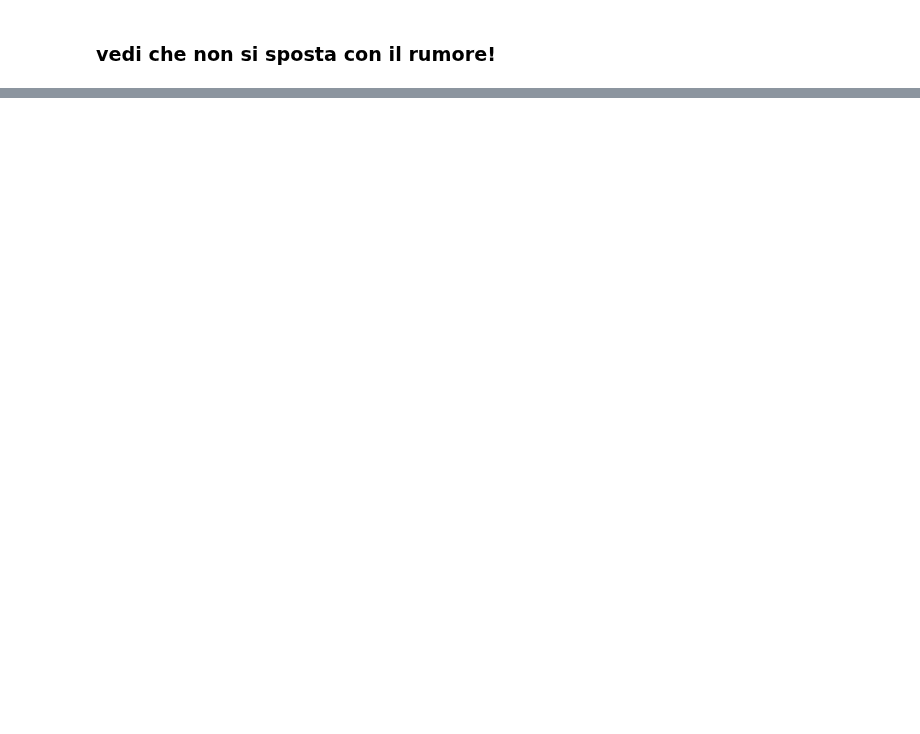
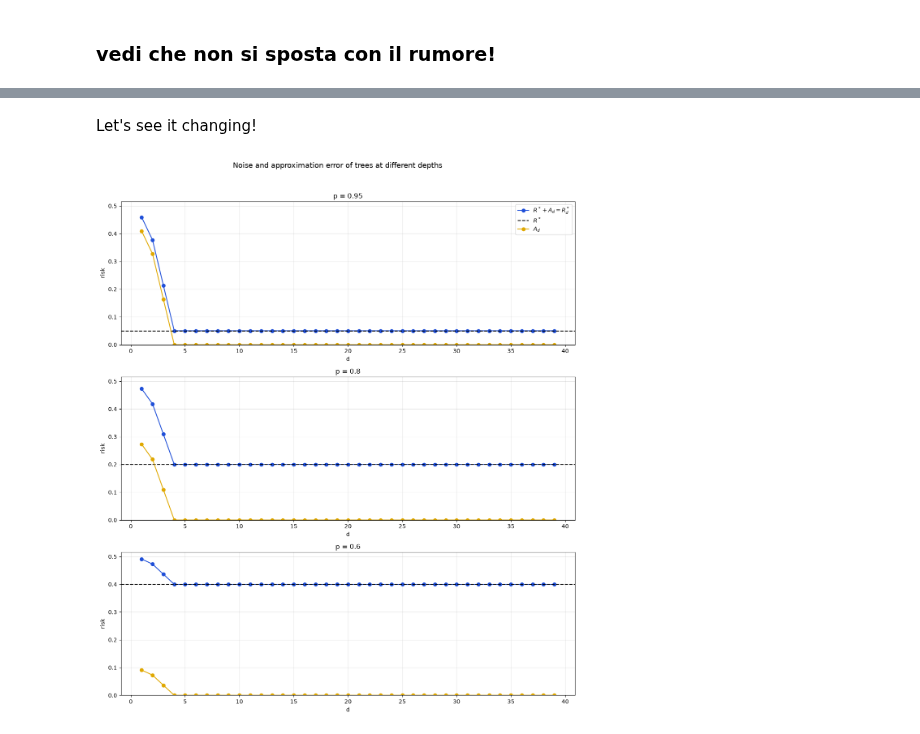
Before and after one commit to matildedol/tesi, a Jupyter notebook: source/rifaresperimenti.ipynb, the cells around one changed output, grey strips where cells are left out. Saved outputs shown, nothing was run; the diff lists cells and outputs as text; code cells hidden in the pictures; blank space fills up the shorter version.

```diff
--- a/source/rifaresperimenti.ipynb
+++ b/source/rifaresperimenti.ipynb
@@ -106,0 +177,29 @@ We plot
+# %% [markdown]
+Let's see it changing!
+# %%
+# noises
+my_noise_pars = [0.95, 0.8, 0.6]
+
+# R^*_d for each noise level, to reuse in the bounds below
+R_star_d_by_p = {}
+
+fig, axs = plt.subplots(3, 1, figsize=(12, 14), sharey=True)
+fig.suptitle('Noise and approximation error of trees at different depths', fontsize=13)
+
+for ax, my_noise_par in zip(axs, my_noise_pars):
+    my_R_star_d = dp_R_star_d(mysine, depths, N = supp_size, p = my_noise_par)
+    my_R_star = 1-my_noise_par
+    R_star_d_by_p[my_noise_par] = my_R_star_d
+
+    plot_noise_approxerr(ax, depths, my_R_star_d, my_R_star)
+    ax.set_title(f'p = {my_noise_par}')
+    if ax is not axs[0]:
+        ax.get_legend().remove()
+
+# shared y axis: fix the top by hand, set_ylim(bottom=0) freezes it on the first panel
+axs[0].set_ylim(0, 1.05 * max(r.max() for r in R_star_d_by_p.values()))
+
+plt.tight_layout(rect=[0, 0, 1, 0.96])
+plt.show()
+# %% [output]
+[figure, added]
```
Also changed, not shown: parts of 12 cells of this notebook, 3 other files.
